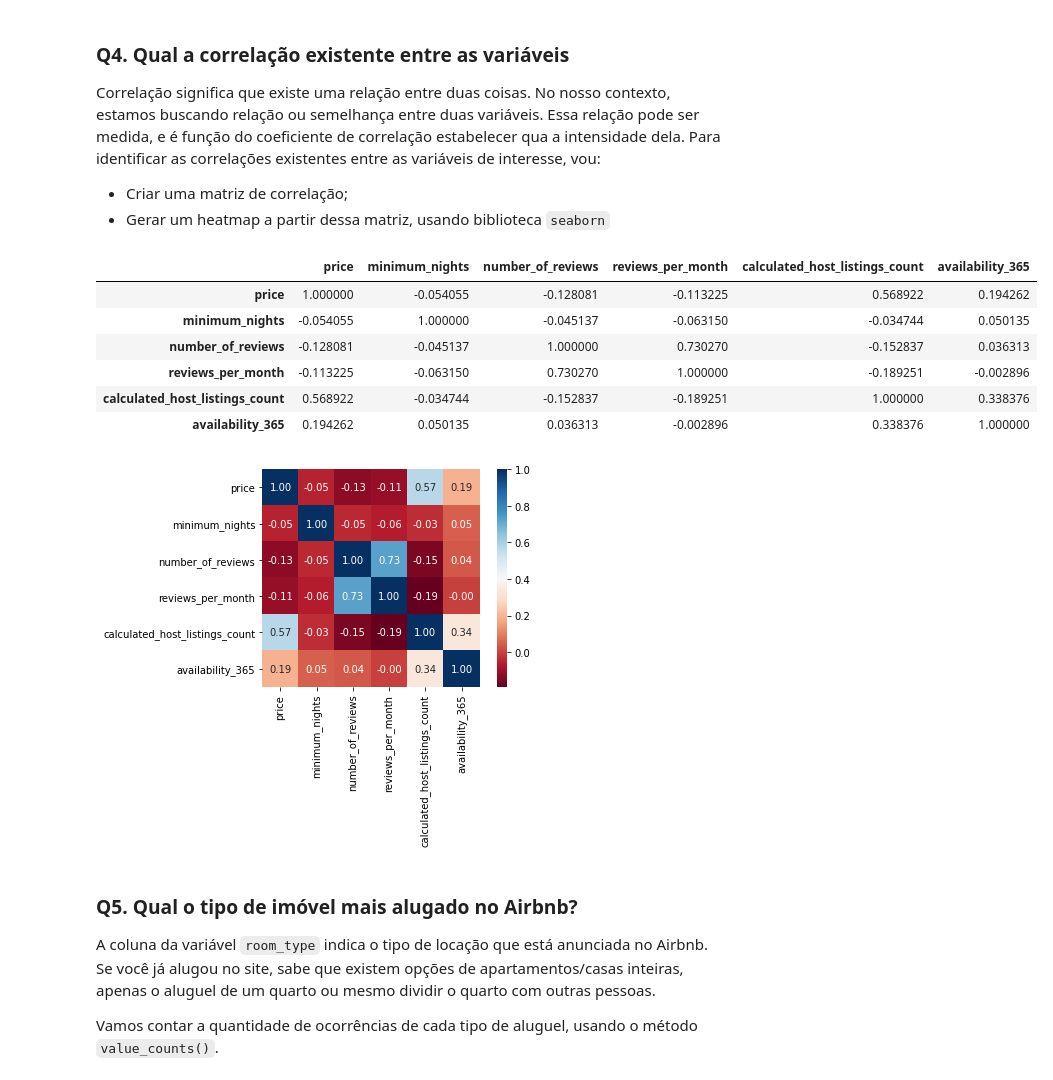
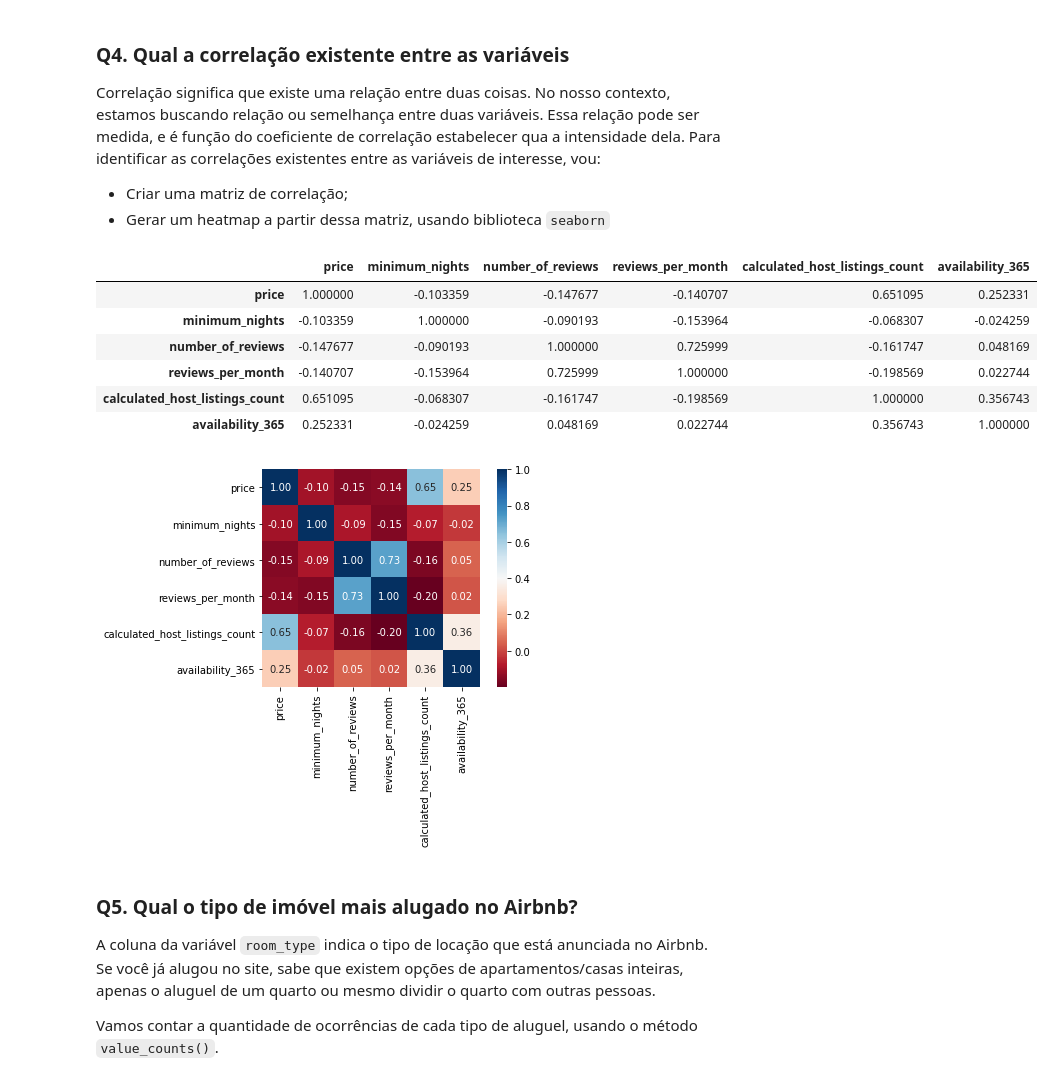
Before and after one commit to marcustux1/Portfolio, a Jupyter notebook: modulo_01/Analisando_os_Dados_do_Airbnb_Montreal.ipynb, the cells around one changed output. Drawn from its saved outputs; the diff is of its cells as text; code cells hidden in the pictures.

```diff
--- a/modulo_01/Analisando_os_Dados_do_Airbnb_Montreal.ipynb
+++ b/modulo_01/Analisando_os_Dados_do_Airbnb_Montreal.ipynb
@@ -144,0 +215,11 @@ df.hist(bins=15, figsize=(15,10));
+# %%
+# remover os *Outliers* em um novo DataFrame
+df_clean = df.copy()
+df_clean.drop(df_clean[df_clean.price > 1500].index, axis=0, inplace=True)
+df_clean.drop(df_clean[df_clean.minimum_nights > 30].index, axis=0, inplace=True)
+
+# remover neighbourhood_group, pois está vazio
+df_clean.drop('neighbourhood_group', axis=1, inplace=True)
+
+# plotar o histograma para as variáveis numéricas
+df_clean.hist(bins=15, figsize=(15,10));
@@ -169,22 +252,22 @@ Essa relação pode ser medida, e é função do coeficiente de correlação est
 *  Gerar um heatmap a partir dessa matriz, usando biblioteca `seaborn`
 # %%
 # criar uma matriz de correlação
-corr = df[['price', 'minimum_nights', 'number_of_reviews', 'reviews_per_month', 'calculated_host_listings_count', 'availability_365']].corr()
+corr = df_clean[['price', 'minimum_nights', 'number_of_reviews', 'reviews_per_month', 'calculated_host_listings_count', 'availability_365']].corr()
+# mostrar a matriz de correlação
 display(corr)
-# mostrar a matriz de correlação
 # %% [output]
 |  | price | minimum_nights | number_of_reviews | reviews_per_month | calculated_host_listings_count | availability_365 |
-| price | 1.000000 | -0.054055 | -0.128081 | -0.113225 | 0.568922 | 0.194262 |
-| minimum_nights | -0.054055 | 1.000000 | -0.045137 | -0.063150 | -0.034744 | 0.050135 |
-| number_of_reviews | -0.128081 | -0.045137 | 1.000000 | 0.730270 | -0.152837 | 0.036313 |
-| reviews_per_month | -0.113225 | -0.063150 | 0.730270 | 1.000000 | -0.189251 | -0.002896 |
-| calculated_host_listings_count | 0.568922 | -0.034744 | -0.152837 | -0.189251 | 1.000000 | 0.338376 |
-| availability_365 | 0.194262 | 0.050135 | 0.036313 | -0.002896 | 0.338376 | 1.000000 |
+| price | 1.000000 | -0.103359 | -0.147677 | -0.140707 | 0.651095 | 0.252331 |
+| minimum_nights | -0.103359 | 1.000000 | -0.090193 | -0.153964 | -0.068307 | -0.024259 |
+| number_of_reviews | -0.147677 | -0.090193 | 1.000000 | 0.725999 | -0.161747 | 0.048169 |
+| reviews_per_month | -0.140707 | -0.153964 | 0.725999 | 1.000000 | -0.198569 | 0.022744 |
+| calculated_host_listings_count | 0.651095 | -0.068307 | -0.161747 | -0.198569 | 1.000000 | 0.356743 |
+| availability_365 | 0.252331 | -0.024259 | 0.048169 | 0.022744 | 0.356743 | 1.000000 |
 # %%
 # plotar um heatmap a partir das correlações
 sns.heatmap(corr, cmap='RdBu', fmt='.2f', square=True, linecolor='white', annot=True);
 # %% [output]
-[figure, old version]
+[figure, new version]
 # %% [markdown]
 ### **Q5. Qual o tipo de imóvel mais alugado no Airbnb?**
 
```
Also changed, not shown: parts of 23 cells of this notebook.
